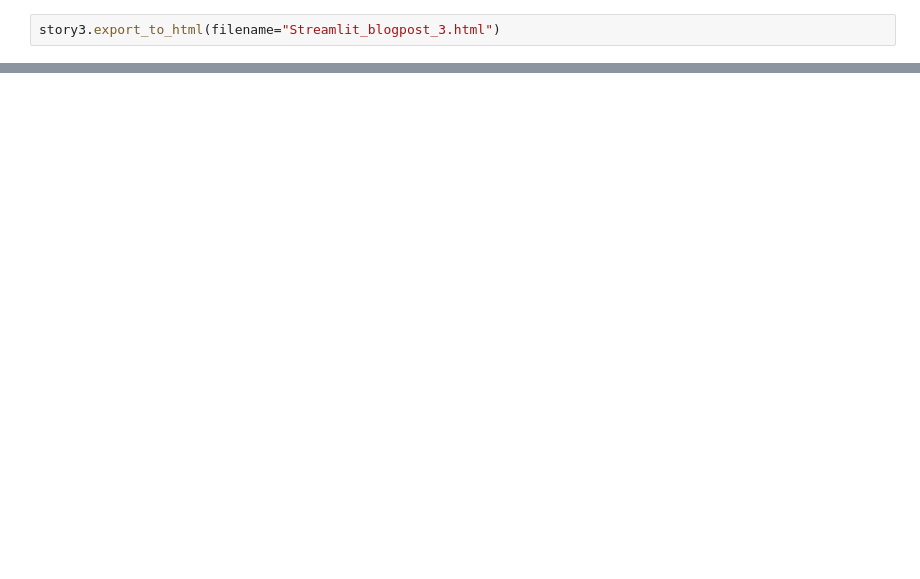
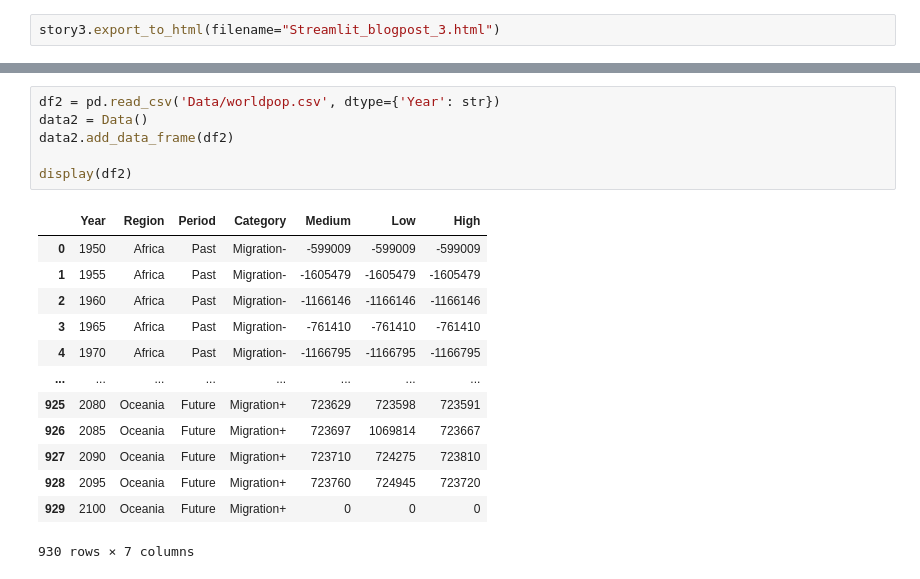
Before and after one commit to vizzu-streamlit/world-population-story, a Jupyter notebook: World_pop_blogpost2.ipynb, the cells around one changed output, grey strips where cells are left out. Saved outputs shown, nothing was run; the diff lists cells and outputs as text; blank space fills up the shorter version.

```diff
--- a/World_pop_blogpost2.ipynb
+++ b/World_pop_blogpost2.ipynb
@@ -279,3 +279,23 @@ story4.add_slide(slide4_4)
 story4.play()
 # %% [output]
 [interactive output not drawn]
+# %%
+df2 = pd.read_csv('Data/worldpop.csv', dtype={'Year': str})
+data2 = Data()
+data2.add_data_frame(df2)
+
+display(df2)
+# %% [output]
+|  | Year | Region | Period | Category | Medium | Low | High |
+| 0 | 1950 | Africa | Past | Migration- | -599009 | -599009 | -599009 |
+| 1 | 1955 | Africa | Past | Migration- | -1605479 | -1605479 | -1605479 |
+| 2 | 1960 | Africa | Past | Migration- | -1166146 | -1166146 | -1166146 |
+| 3 | 1965 | Africa | Past | Migration- | -761410 | -761410 | -761410 |
+| 4 | 1970 | Africa | Past | Migration- | -1166795 | -1166795 | -1166795 |
+| ... | ... | ... | ... | ... | ... | ... | ... |
+| 925 | 2080 | Oceania | Future | Migration+ | 723629 | 723598 | 723591 |
+| 926 | 2085 | Oceania | Future | Migration+ | 723697 | 1069814 | 723667 |
+| 927 | 2090 | Oceania | Future | Migration+ | 723710 | 724275 | 723810 |
+| 928 | 2095 | Oceania | Future | Migration+ | 723760 | 724945 | 723720 |
+| 929 | 2100 | Oceania | Future | Migration+ | 0 | 0 | 0 |
+930 rows × 7 columns
```
Also changed, not shown: parts of 1 cell of this notebook, 1 other file.
